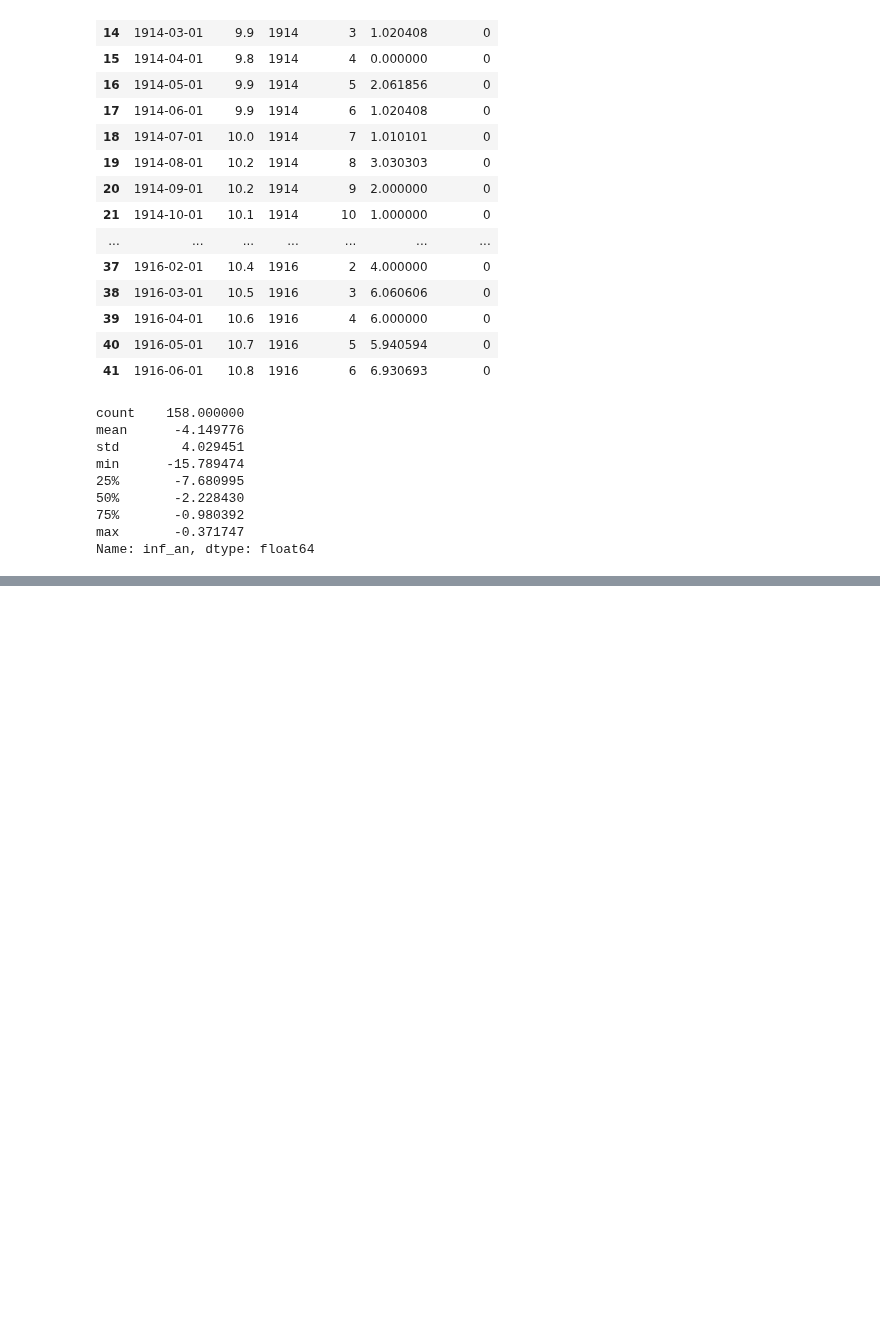
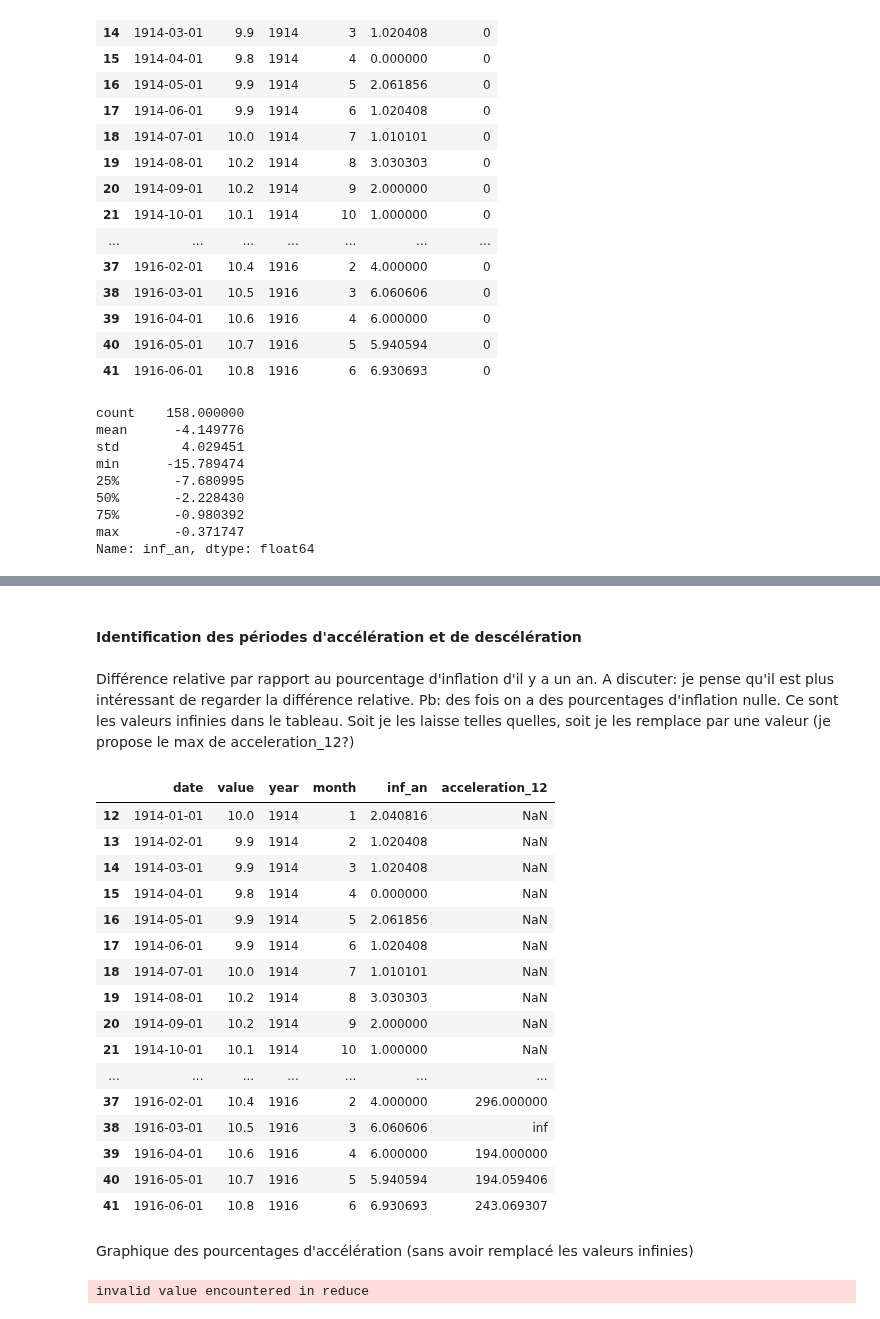
Before and after one commit to Rapamel/ProjetPythonDatascience, a Jupyter notebook: Main_Inflation.ipynb, the cells around one changed output, grey strips where cells are left out. Drawn from its saved outputs; the diff is of its cells as text; code cells hidden in the pictures; blank space fills up the shorter version.

```diff
--- a/Main_Inflation.ipynb
+++ b/Main_Inflation.ipynb
@@ -115,7 +115,7 @@ dtype: object
 # %% [markdown]
 #### Traitement des values
 # %%
-CPI_Urban["value"] = CPI_Urban["value"].astype(float)
+CPI_Urban['value'] = pd.to_numeric(CPI_Urban['value'], errors='coerce')
 # %% [markdown]
 #### Traitement des dates
 # %%
@@ -155,7 +155,7 @@ print(index_14, index_end)
 12 600
 # %%
 #On ne calcule le taux d'inflation annuel que pour la période considérée
-CPI_Urban['inf_an']=0
+CPI_Urban['inf_an']=0.0
 
 for i in range(index_14,index_end+1):
     b=CPI_Urban.loc[i,'value']
@@ -357,0 +324,62 @@ for date in beg_dates_double:
+# %% [markdown]
+#### Identification des périodes d'accélération et de descélération
+# %% [markdown]
+Différence relative par rapport au pourcentage d'inflation d'il y a un an.
+A discuter: je pense qu'il est plus intéressant de regarder la différence relative. Pb: des fois on a des pourcentages d'inflation nulle. Ce sont les valeurs infinies dans le tableau. Soit je les laisse telles quelles, soit je les remplace par une valeur (je propose le max de acceleration_12?)
+# %%
+#peut-être à utiliser dans la création du pourcentage d'inflation
+# .loc permet de gérer le statut de copie de CPI_sub
+#je voulais faire en relatif mais problème avec les pourcentages négatifs (ln) ou nuls(b-a/a)
+CPI_sub.loc[:, 'acceleration_12'] = (CPI_sub['inf_an']/CPI_sub['inf_an'].shift(12) - 1)*100 # peut-être
+CPI_sub.head(30)
+#quand valeur il y a 12 mois=0 inf
+# %% [output]
+|  | date | value | year | month | inf_an | acceleration_12 |
+| 12 | 1914-01-01 | 10.0 | 1914 | 1 | 2.040816 | NaN |
+| 13 | 1914-02-01 | 9.9 | 1914 | 2 | 1.020408 | NaN |
+| 14 | 1914-03-01 | 9.9 | 1914 | 3 | 1.020408 | NaN |
+| 15 | 1914-04-01 | 9.8 | 1914 | 4 | 0.000000 | NaN |
+| 16 | 1914-05-01 | 9.9 | 1914 | 5 | 2.061856 | NaN |
+| 17 | 1914-06-01 | 9.9 | 1914 | 6 | 1.020408 | NaN |
+| 18 | 1914-07-01 | 10.0 | 1914 | 7 | 1.010101 | NaN |
+| 19 | 1914-08-01 | 10.2 | 1914 | 8 | 3.030303 | NaN |
+| 20 | 1914-09-01 | 10.2 | 1914 | 9 | 2.000000 | NaN |
+| 21 | 1914-10-01 | 10.1 | 1914 | 10 | 1.000000 | NaN |
+| ... | ... | ... | ... | ... | ... | ... |
+| 37 | 1916-02-01 | 10.4 | 1916 | 2 | 4.000000 | 296.000000 |
+| 38 | 1916-03-01 | 10.5 | 1916 | 3 | 6.060606 | inf |
+| 39 | 1916-04-01 | 10.6 | 1916 | 4 | 6.000000 | 194.000000 |
+| 40 | 1916-05-01 | 10.7 | 1916 | 5 | 5.940594 | 194.059406 |
+| 41 | 1916-06-01 | 10.8 | 1916 | 6 | 6.930693 | 243.069307 |
+# %% [markdown]
+Graphique des pourcentages d'accélération (sans avoir remplacé les valeurs infinies)
+# %%
+# Création du graphique (informations en passant la souris)
+graph = px.line(CPI_sub, x="date", y="acceleration_12", title="Pourcentage d'accélération de l'inflation annuelle par rapport à sa valeur il y a un an de 1915 à 1962")
+
+# Légende et format des axes
+graph.update_xaxes(title="Date", tickformat="%m-%Y")
+graph.update_yaxes(title="Accélération (%)")
+
+# Style du graphique
+graph.update_layout(template="plotly_dark")
+
+# Commentaires: max, min, moyenne, médiane
+
+mean=CPI_sub["acceleration_12"].mean()
+median=CPI_sub["acceleration_12"].median()
+
+
+
+# Pour l'instant l'ajout d'anotations fige le côté interactif du graphique
+#graph.add_annotation(x=date_max, y=max, text="Maximum", showarrow=True, xref="x", yref="y")
+#graph.add_annotation(x=date_min, y=min, text="Minimum", showarrow=True)
+
+graph.add_hline(y=mean, line_dash="dot", line_color="yellow", annotation_text="Accélération moyenne", annotation_position="top left", annotation_font_color="yellow")
+graph.add_hline(y=median, line_dash="dot", line_color="white", annotation_text="Accélération médiane", annotation_position="bottom right", annotation_font_color="white")
+#graph.add_hline(y=0, line_color="red")
+
+# Afficher le graphique avec zoom possible et barre à outil
+graph.show(renderer="browser",config={"scrollZoom": True, "displayModeBar": True}) #pour l'instant je n'ai pas réussi à résoudre le pb pour que ça s'affiche directement dans le notebook
+# %% [output]
+invalid value encountered in reduce
```
Also changed, not shown: parts of 13 cells of this notebook.
